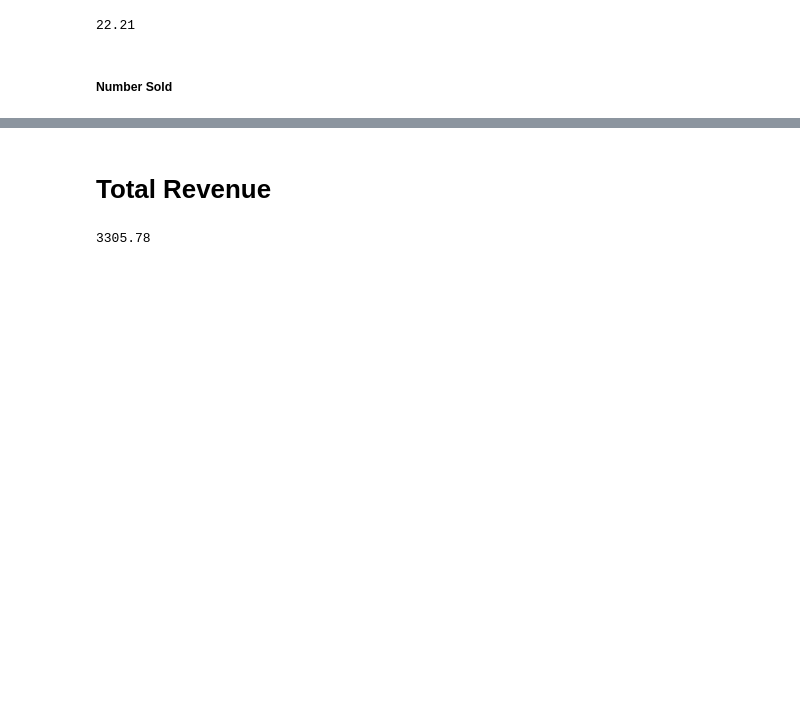
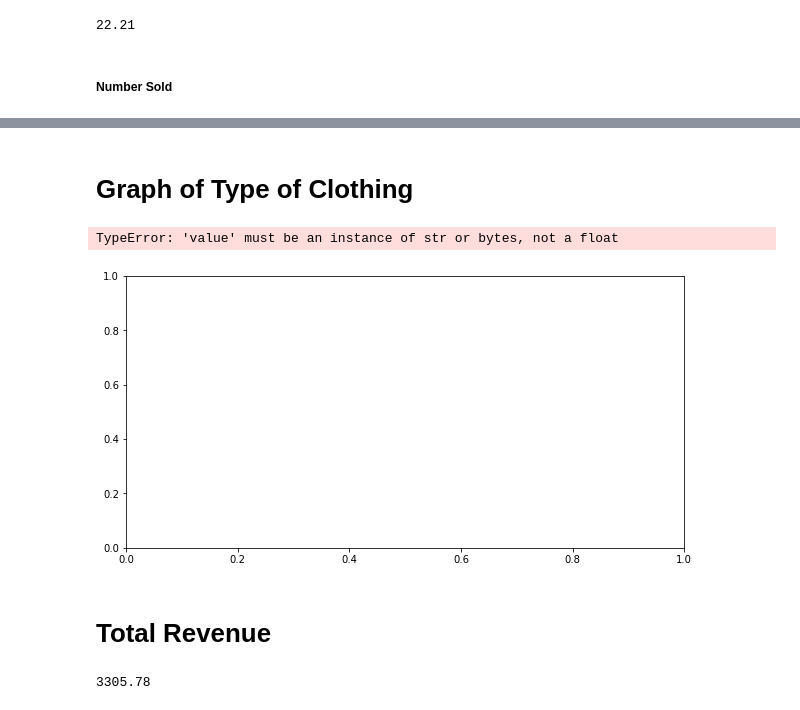
Before and after one commit to ethompson17/Explorer_Analytics, a Jupyter notebook: Explorer Analytics.ipynb, the cells around one changed output, grey strips where cells are left out. Drawn from its saved outputs; the diff is of its cells as text; code cells hidden in the pictures; blank space fills up the shorter version.

```diff
--- a/Explorer Analytics.ipynb
+++ b/Explorer Analytics.ipynb
@@ -221,3 +256,20 @@ crews['Total'].sum()
+# %% [markdown]
+# Graph of Type of Clothing
+# %%
+dftype = newdf.groupby(['Item Type']).count()
+type = [type for type, newdf in newdf.groupby('Item Type')]
+
+plt.figure(figsize = (10,5))
+plt.bar(newdf['Item Type'], dftype['Name'])
+plt.xlabel('Clothing Type', size = 14)
+plt.ylabel('Number of Sales', size = 14)
+plt.title('Sales Grouped by Clothing Type', size = 20)
+plt.grid()
+plt.legend(type)
+plt.show()
+# %% [output]
+TypeError: 'value' must be an instance of str or bytes, not a float
+[figure, added]
 # %% [markdown]
 # Total Revenue
 # %%
```
Also changed, not shown: parts of 55 cells of this notebook.
